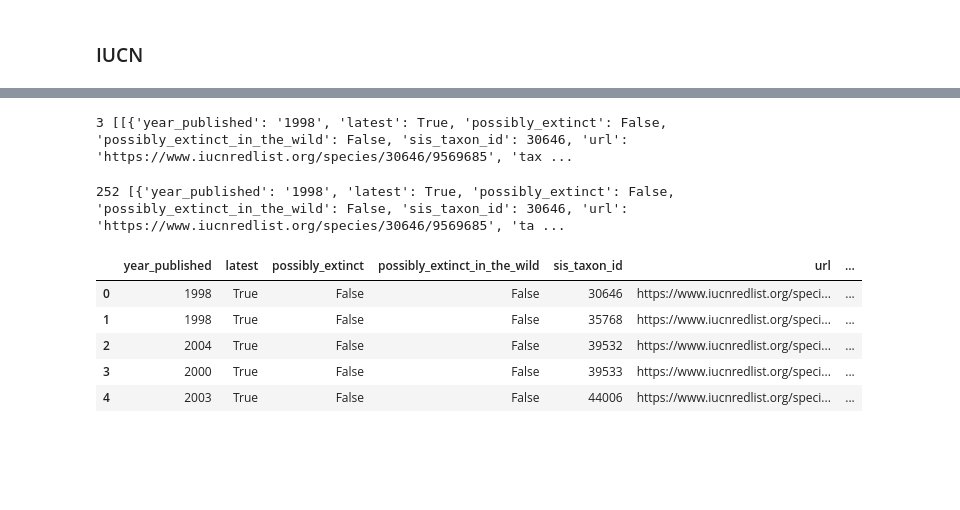
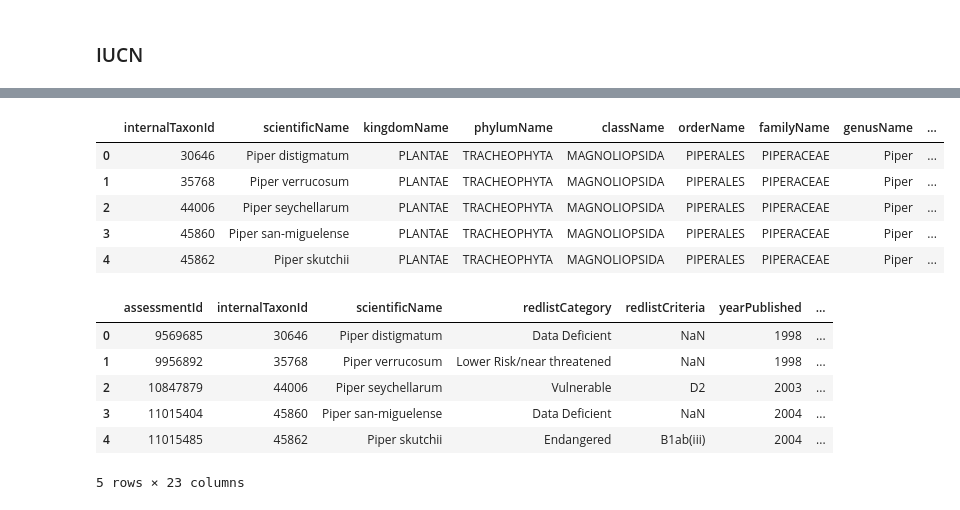
Before and after one commit to xaaaandao/din4072-applied-data-science, a Jupyter notebook: 02preprocess.ipynb, the cells around one changed output, grey strips where cells are left out. Drawn from its saved outputs; the diff is of its cells as text; code cells hidden in the pictures; blank space fills up the shorter version.

```diff
--- a/02preprocess.ipynb
+++ b/02preprocess.ipynb
@@ -106,22 +103,21 @@ red_list_iucn.json  red_list_iucn.parquet
 # %%
-filename = os.path.join(local_file, "red_list_iucn.json")
-with open(filename, "r") as arquivo:
-    data = json.load(arquivo)
-print(len(data), data)
+df_taxonomy = pd.read_csv("iucn/redlist_species_data_5663d2c1-ac32-4324-a141-d1c699916409/taxonomy.csv")
+df_taxonomy.head()
 # %% [output]
-3 [[{'year_published': '1998', 'latest': True, 'possibly_extinct': False, 'possibly_extinct_in_the_wild': False, 'sis_taxon_id': 30646, 'url': 'https://www.iucnredlist.org/species/30646/9569685', 'tax ...
+|  | internalTaxonId | scientificName | kingdomName | phylumName | className | orderName | familyName | genusName | ... |
+| 0 | 30646 | Piper distigmatum | PLANTAE | TRACHEOPHYTA | MAGNOLIOPSIDA | PIPERALES | PIPERACEAE | Piper | ... |
+| 1 | 35768 | Piper verrucosum | PLANTAE | TRACHEOPHYTA | MAGNOLIOPSIDA | PIPERALES | PIPERACEAE | Piper | ... |
+| 2 | 44006 | Piper seychellarum | PLANTAE | TRACHEOPHYTA | MAGNOLIOPSIDA | PIPERALES | PIPERACEAE | Piper | ... |
+| 3 | 45860 | Piper san-miguelense | PLANTAE | TRACHEOPHYTA | MAGNOLIOPSIDA | PIPERALES | PIPERACEAE | Piper | ... |
+| 4 | 45862 | Piper skutchii | PLANTAE | TRACHEOPHYTA | MAGNOLIOPSIDA | PIPERALES | PIPERACEAE | Piper | ... |
-# %%
-data = list(itertools.chain(*data))
-print(len(data), data)
-# %% [output]
-252 [{'year_published': '1998', 'latest': True, 'possibly_extinct': False, 'possibly_extinct_in_the_wild': False, 'sis_taxon_id': 30646, 'url': 'https://www.iucnredlist.org/species/30646/9569685', 'ta ...
-# %%
-df = pd.DataFrame(data)
-df.head()
-# %% [output]
-|  | year_published | latest | possibly_extinct | possibly_extinct_in_the_wild | sis_taxon_id | url | ... |
-| 0 | 1998 | True | False | False | 30646 | https://www.iucnredlist.org/speci... | ... |
-| 1 | 1998 | True | False | False | 35768 | https://www.iucnredlist.org/speci... | ... |
-| 2 | 2004 | True | False | False | 39532 | https://www.iucnredlist.org/speci... | ... |
-| 3 | 2000 | True | False | False | 39533 | https://www.iucnredlist.org/speci... | ... |
-| 4 | 2003 | True | False | False | 44006 | https://www.iucnredlist.org/speci... | ... |
+# %%
+df_assessments = pd.read_csv("iucn/redlist_species_data_5663d2c1-ac32-4324-a141-d1c699916409/assessments.csv")
+df_assessments.head()
+# %% [output]
+|  | assessmentId | internalTaxonId | scientificName | redlistCategory | redlistCriteria | yearPublished | ... |
+| 0 | 9569685 | 30646 | Piper distigmatum | Data Deficient | NaN | 1998 | ... |
+| 1 | 9956892 | 35768 | Piper verrucosum | Lower Risk/near threatened | NaN | 1998 | ... |
+| 2 | 10847879 | 44006 | Piper seychellarum | Vulnerable | D2 | 2003 | ... |
+| 3 | 11015404 | 45860 | Piper san-miguelense | Data Deficient | NaN | 2004 | ... |
+| 4 | 11015485 | 45862 | Piper skutchii | Endangered | B1ab(iii) | 2004 | ... |
+5 rows × 23 columns
```
Also changed, not shown: parts of 6 cells of this notebook, 4 other files.
